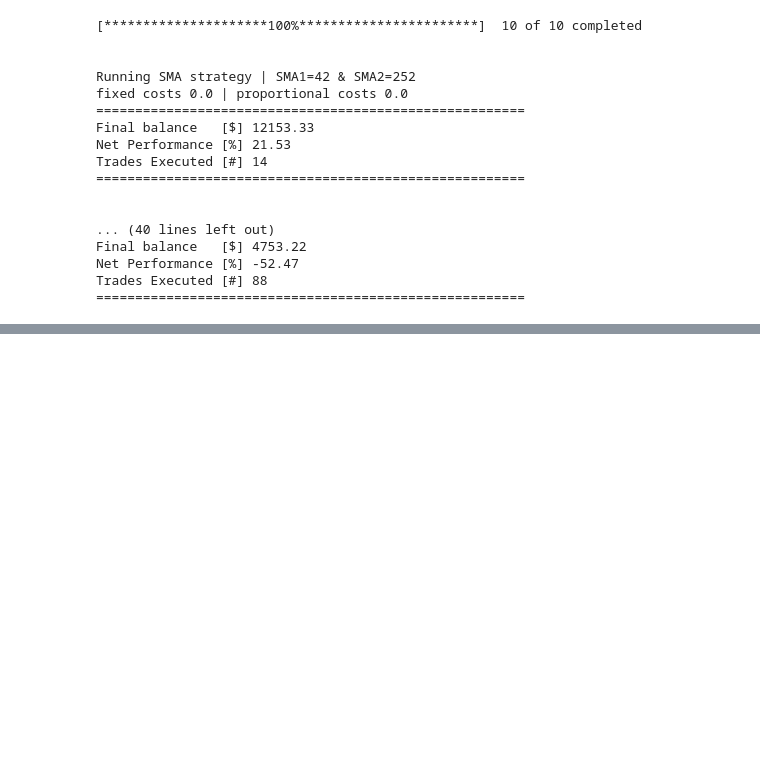
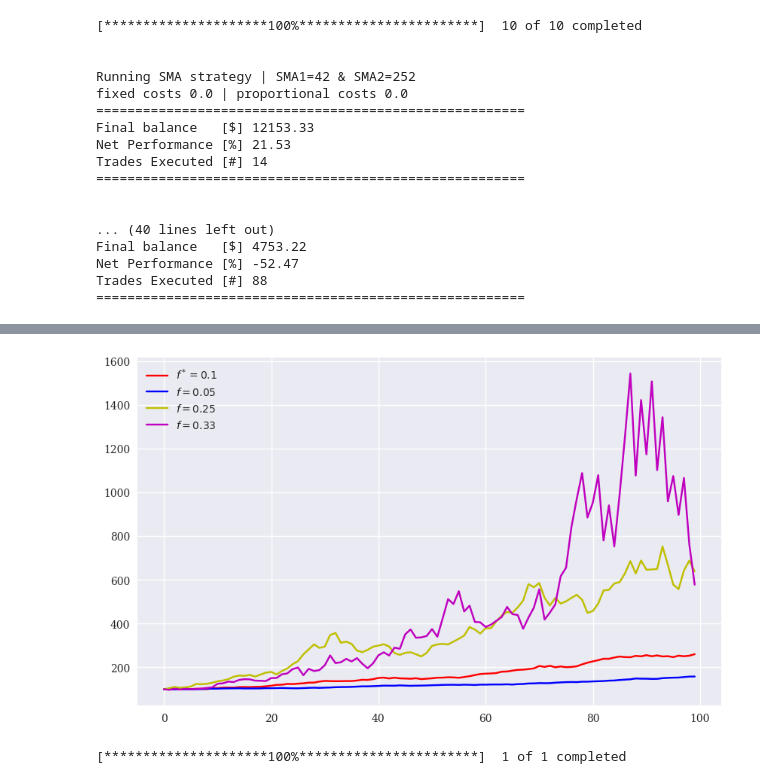
Before and after one commit to MartinKasak/Python_Finance_Numpy_Pandas, a Jupyter notebook: Python For Algorithmic Trading.ipynb, the cells around one changed output, grey strips where cells are left out. Cells and saved outputs as stored; diff of their text form; code cells hidden in the pictures; blank space fills up the shorter version.

```diff
--- a/Python For Algorithmic Trading.ipynb
+++ b/Python For Algorithmic Trading.ipynb
@@ -1510,0 +1561,18 @@ Date
+# %%
+c_2 = run_simulation(0.05)
+c_3 = run_simulation(0.25)
+c_4 = run_simulation(0.33)
+# %%
+plt.figure(figsize=(10, 6))
+plt.plot(c_1.mean(axis=1), 'r', label='$f^*=0.1$')
+plt.plot(c_2.mean(axis=1), 'b', label='$f=0.05$')
+plt.plot(c_3.mean(axis=1), 'y', label='$f=0.25$')
+plt.plot(c_4.mean(axis=1), 'm', label='$f=0.33$')
+plt.legend(loc=0);
+# %% [output]
+[figure, added]
+# %%
+symbols = "SPY"
+data = yf.download(symbols, start="2013-01-01", end="2023-01-01")
+# %% [output]
+[*********************100%***********************]  1 of 1 completed
```
Also changed, not shown: parts of 25 cells of this notebook.
